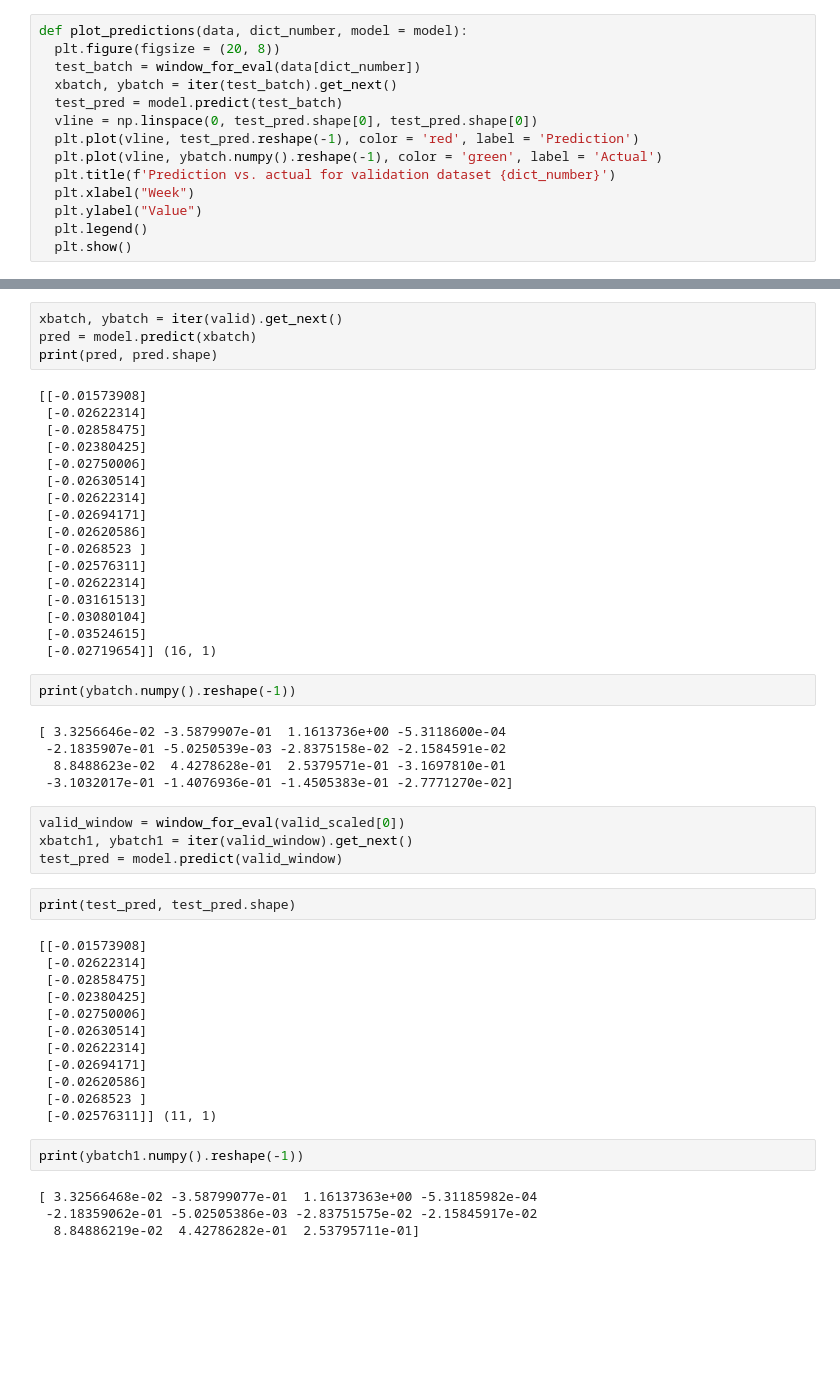
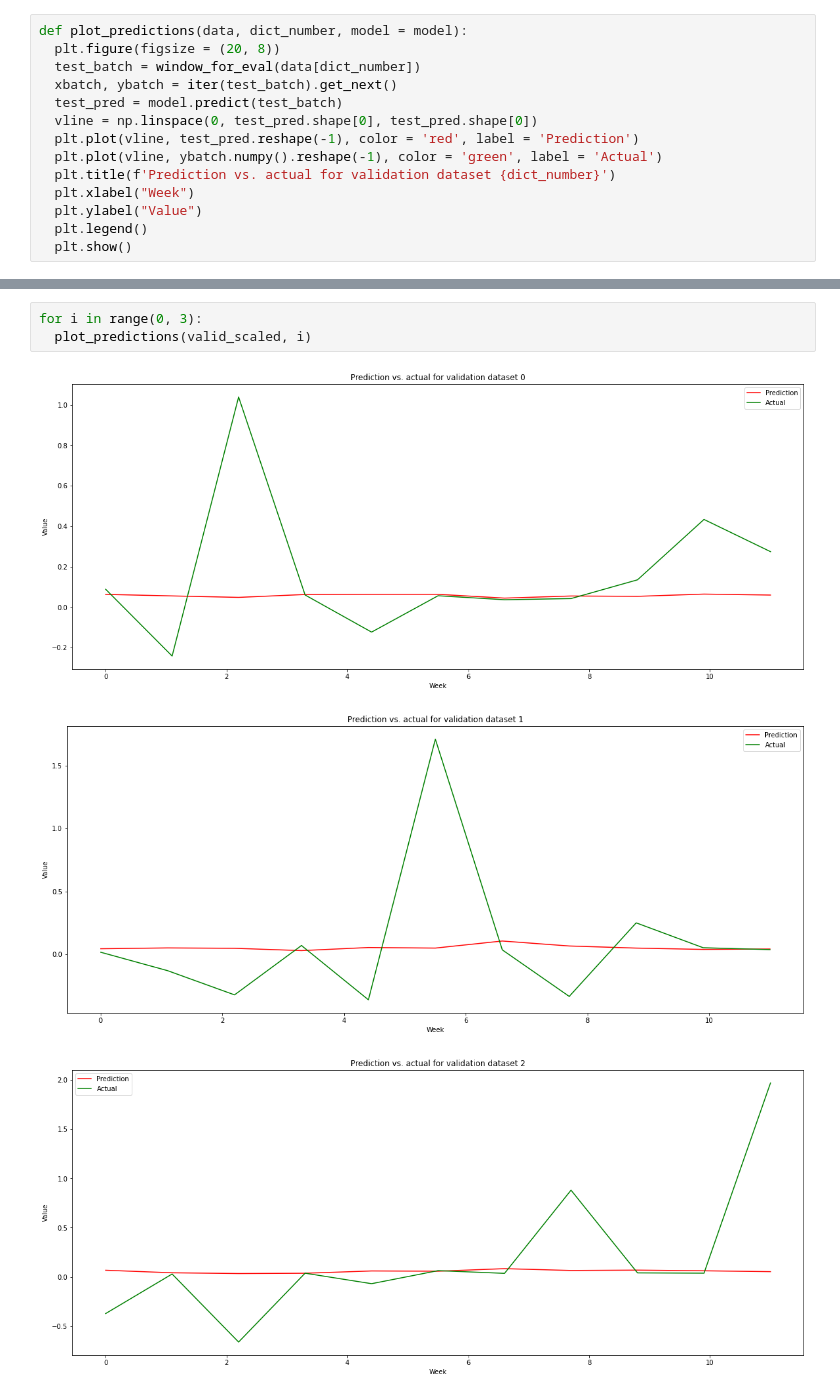
Before and after one commit to doogzultz/time_series_project, a Jupyter notebook: preprocessing_and_model_test.ipynb, the cells around one changed output, grey strips where cells are left out. Cells and saved outputs as stored; diff of their text form; blank space fills up the shorter version.

```diff
--- a/preprocessing_and_model_test.ipynb
+++ b/preprocessing_and_model_test.ipynb
@@ -478,52 +473,7 @@ plot_predictions(valid_scaled, 0)
-# %%
-xbatch, ybatch = iter(valid).get_next()
-pred = model.predict(xbatch)
-print(pred, pred.shape)
-# %% [output]
-[[-0.01573908]
- [-0.02622314]
- [-0.02858475]
- [-0.02380425]
- [-0.02750006]
- [-0.02630514]
- [-0.02622314]
- [-0.02694171]
- [-0.02620586]
- [-0.0268523 ]
- [-0.02576311]
- [-0.02622314]
- [-0.03161513]
- [-0.03080104]
- [-0.03524615]
- [-0.02719654]] (16, 1)
-# %%
-print(ybatch.numpy().reshape(-1))
-# %% [output]
-[ 3.3256646e-02 -3.5879907e-01  1.1613736e+00 -5.3118600e-04
- -2.1835907e-01 -5.0250539e-03 -2.8375158e-02 -2.1584591e-02
-  8.8488623e-02  4.4278628e-01  2.5379571e-01 -3.1697810e-01
- -3.1032017e-01 -1.4076936e-01 -1.4505383e-01 -2.7771270e-02]
-# %%
-valid_window = window_for_eval(valid_scaled[0])
-xbatch1, ybatch1 = iter(valid_window).get_next()
-test_pred = model.predict(valid_window)
-# %%
-print(test_pred, test_pred.shape)
-# %% [output]
-[[-0.01573908]
- [-0.02622314]
- [-0.02858475]
- [-0.02380425]
- [-0.02750006]
- [-0.02630514]
- [-0.02622314]
- [-0.02694171]
- [-0.02620586]
- [-0.0268523 ]
- [-0.02576311]] (11, 1)
-# %%
-print(ybatch1.numpy().reshape(-1))
-# %% [output]
-[ 3.32566468e-02 -3.58799077e-01  1.16137363e+00 -5.31185982e-04
- -2.18359062e-01 -5.02505386e-03 -2.83751575e-02 -2.15845917e-02
-  8.84886219e-02  4.42786282e-01  2.53795711e-01]
+# %%
+for i in range(0, 3):
+  plot_predictions(valid_scaled, i)
+# %% [output]
+[figure, added]
+[figure, added]
+[figure, added]
```
Also changed, not shown: parts of 15 cells of this notebook.
